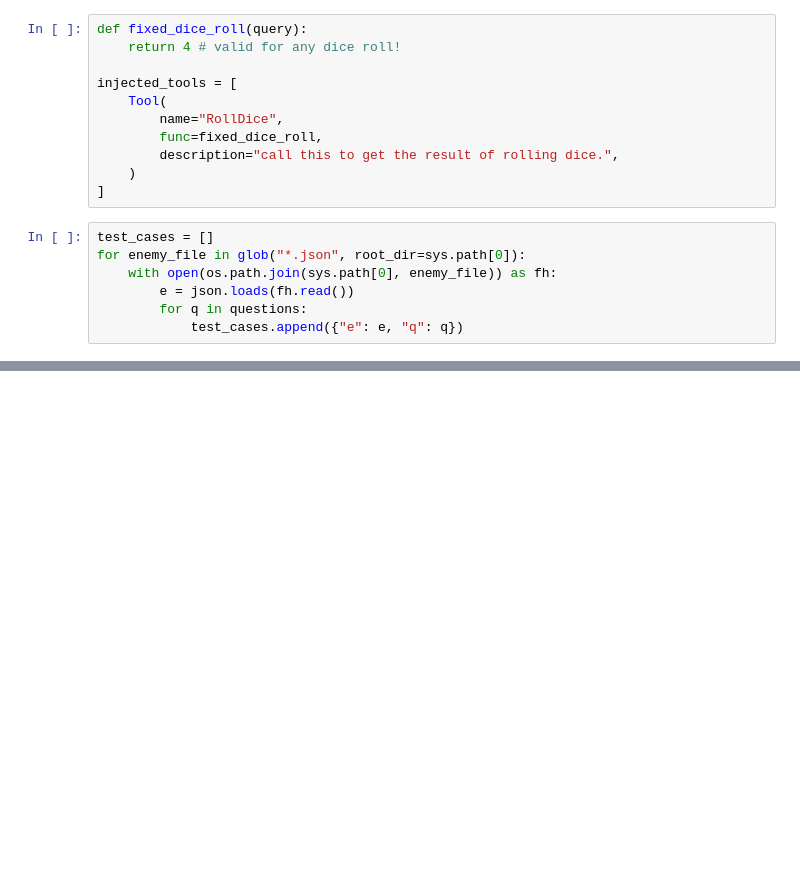
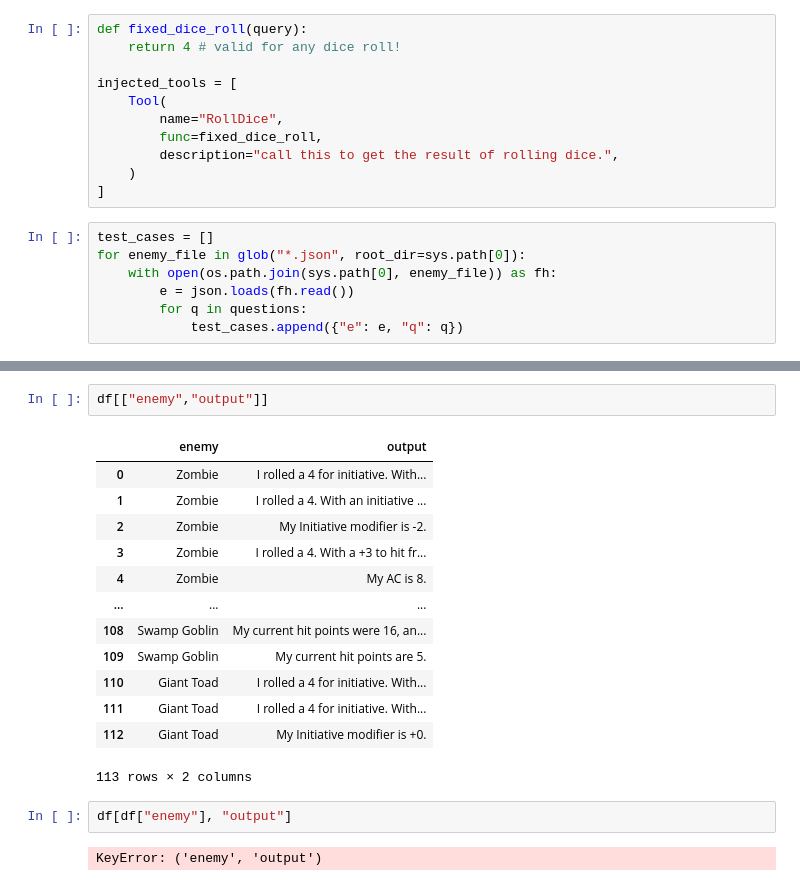
Before and after one commit to anthuswilliams/llm-dungeon-master, a Jupyter notebook: benchmarks/enemies/benchmark.ipynb, the cells around one changed output, grey strips where cells are left out. Saved outputs shown, nothing was run; the diff lists cells and outputs as text; blank space fills up the shorter version.

```diff
--- a/benchmarks/enemies/benchmark.ipynb
+++ b/benchmarks/enemies/benchmark.ipynb
@@ -124,0 +155,20 @@ df.query("question=='What would you like to do?'")[["enemy", "question", "output
+# %%
+df[["enemy","output"]]
+# %% [output]
+|  | enemy | output |
+| 0 | Zombie | I rolled a 4 for initiative. With... |
+| 1 | Zombie | I rolled a 4. With an initiative ... |
+| 2 | Zombie | My Initiative modifier is -2. |
+| 3 | Zombie | I rolled a 4. With a +3 to hit fr... |
+| 4 | Zombie | My AC is 8. |
+| ... | ... | ... |
+| 108 | Swamp Goblin | My current hit points were 16, an... |
+| 109 | Swamp Goblin | My current hit points are 5. |
+| 110 | Giant Toad | I rolled a 4 for initiative. With... |
+| 111 | Giant Toad | I rolled a 4 for initiative. With... |
+| 112 | Giant Toad | My Initiative modifier is +0. |
+113 rows × 2 columns
+# %%
+df[df["enemy"], "output"]
+# %% [output]
+KeyError: ('enemy', 'output')
```
Also changed, not shown: parts of 7 cells of this notebook.
